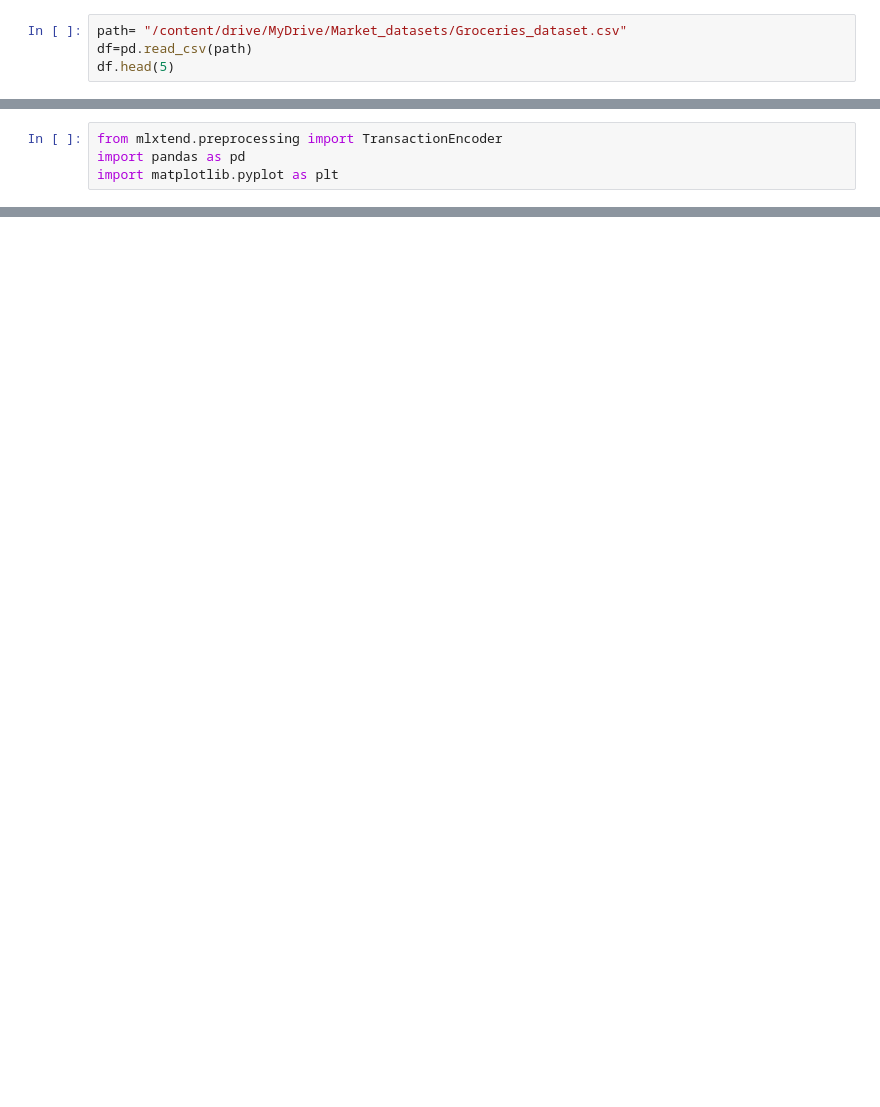
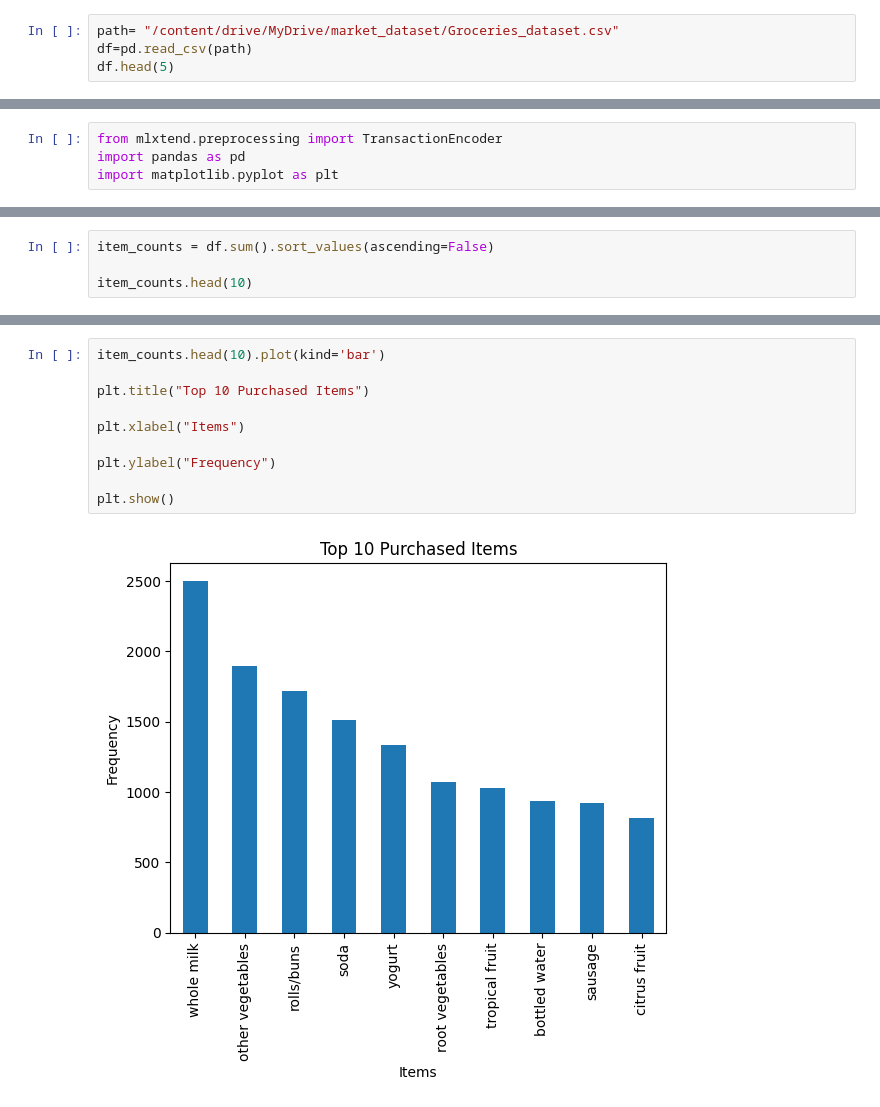
Before and after one commit to Prajkta11222/Market-Basket-Analysis-ML, a Jupyter notebook: MARKET_BASKET_ML(CS23024,CS23031).ipynb, the cells around one changed output, grey strips where cells are left out. Saved outputs shown, nothing was run; the diff lists cells and outputs as text; blank space fills up the shorter version.

```diff
--- a/MARKET_BASKET_ML(CS23024,CS23031).ipynb
+++ b/MARKET_BASKET_ML(CS23024,CS23031).ipynb
@@ -14,5 +14,5 @@ Mounted at /content/drive
 # %%
-path= "/content/drive/MyDrive/Market_datasets/Groceries_dataset.csv"
+path= "/content/drive/MyDrive/market_dataset/Groceries_dataset.csv"
 df=pd.read_csv(path)
 df.head(5)
 # %% [output]
@@ -42,0 +84,4 @@ df.head()
+# %%
+item_counts = df.sum().sort_values(ascending=False)
+
+item_counts.head(10)
@@ -42,0 +101,12 @@ df.head()
+# %%
+item_counts.head(10).plot(kind='bar')
+
+plt.title("Top 10 Purchased Items")
+
+plt.xlabel("Items")
+
+plt.ylabel("Frequency")
+
+plt.show()
+# %% [output]
+[figure, added]
```
Also changed, not shown: parts of 7 cells of this notebook.
